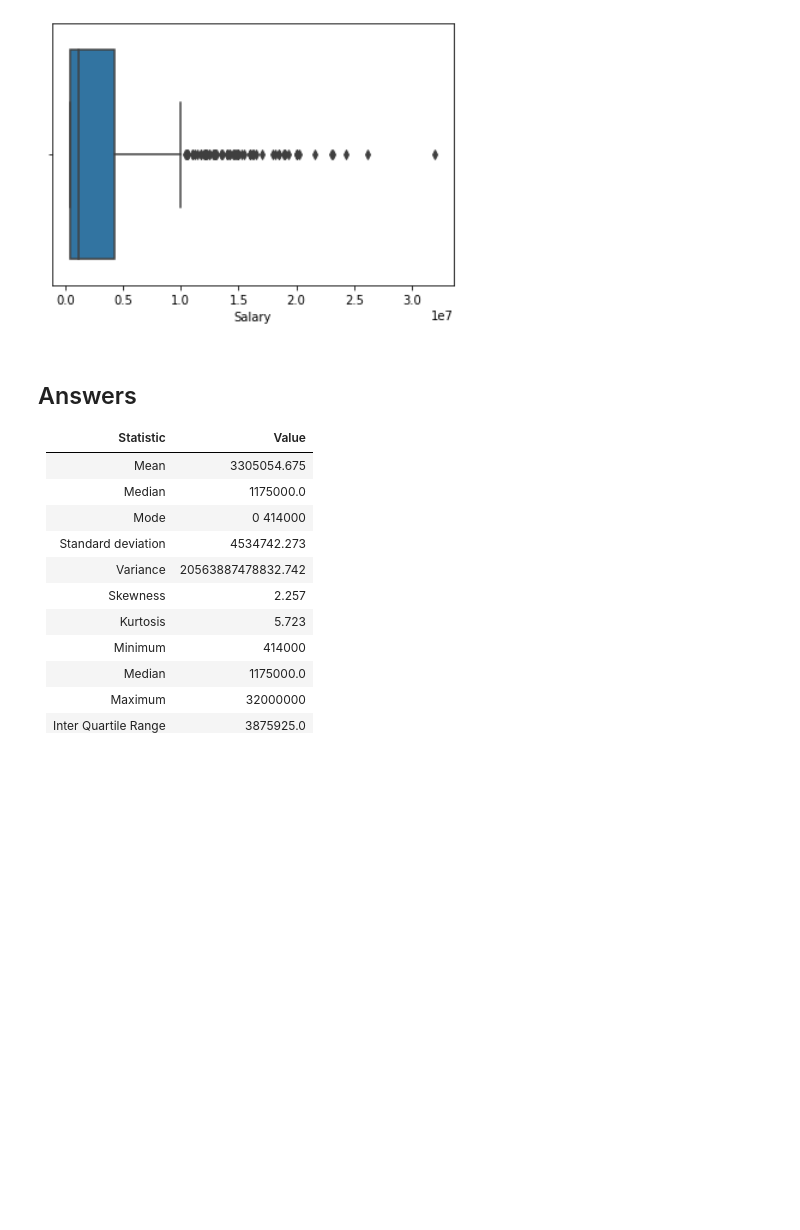
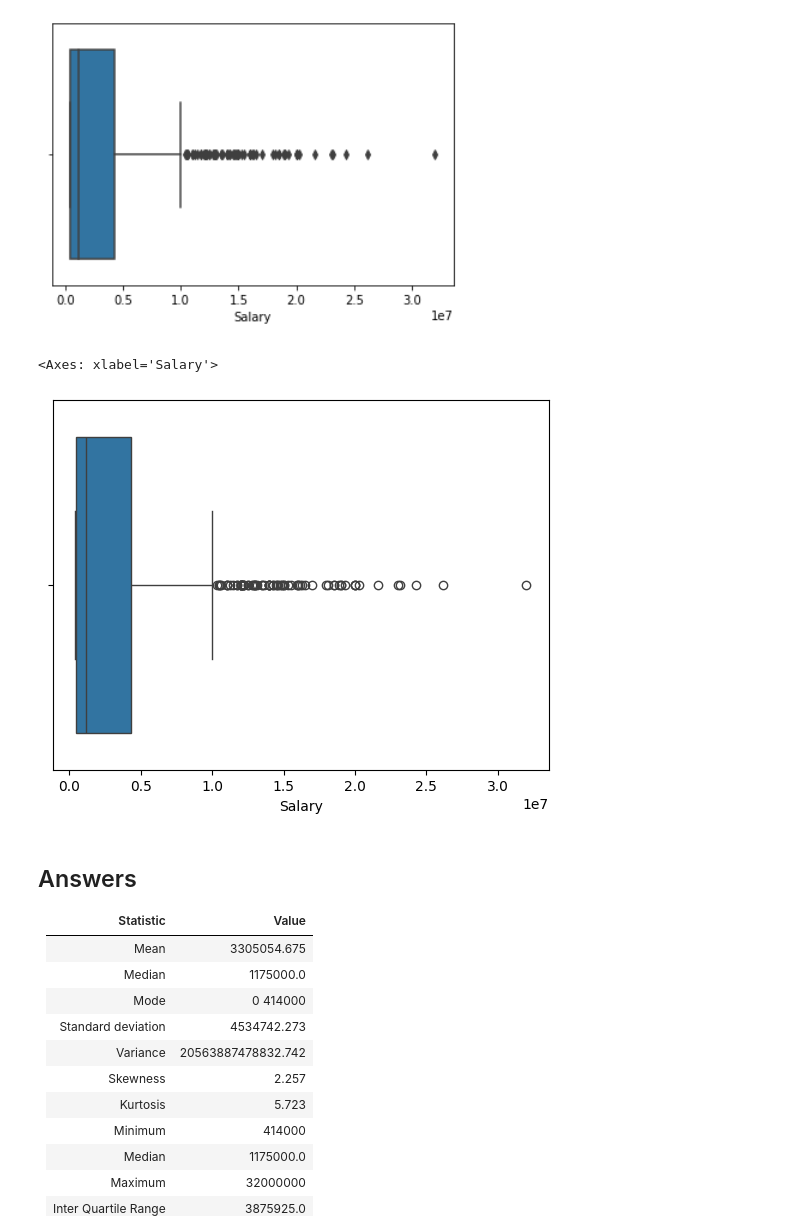
Before and after one commit to HoGentTIN/dsai-labs, a Jupyter notebook: 2-analysis-1-var/lab-2.05-baseball-salaries.ipynb, the cells around one changed output. Cells and saved outputs as stored; diff of their text form; code cells hidden in the pictures; blank space fills up the shorter version.

```diff
--- a/2-analysis-1-var/lab-2.05-baseball-salaries.ipynb
+++ b/2-analysis-1-var/lab-2.05-baseball-salaries.ipynb
@@ -38,5 +48,10 @@ bb.head()
 # %% [markdown]
 ![image.png](embedded-picture-1)
+# %%
+sns.boxplot(data=bb, x="Salary")
+# %% [output]
+<Axes: xlabel='Salary'>
+[figure, added]
 # %% [markdown]
 ## Answers
 
```
Also changed, not shown: parts of 2 cells of this notebook, 7 other files.
